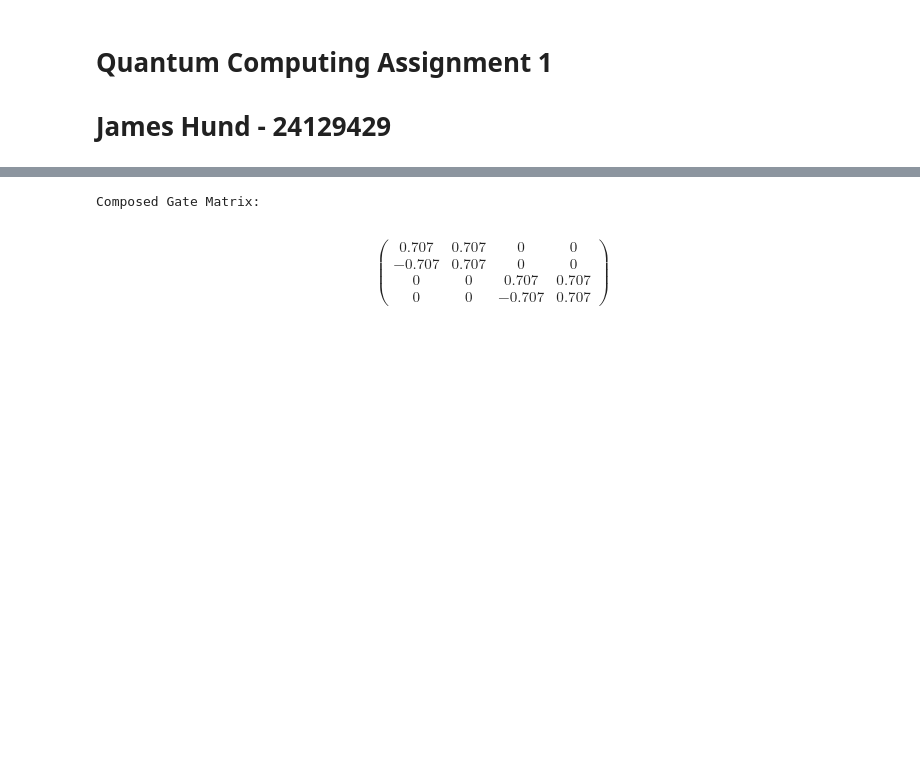
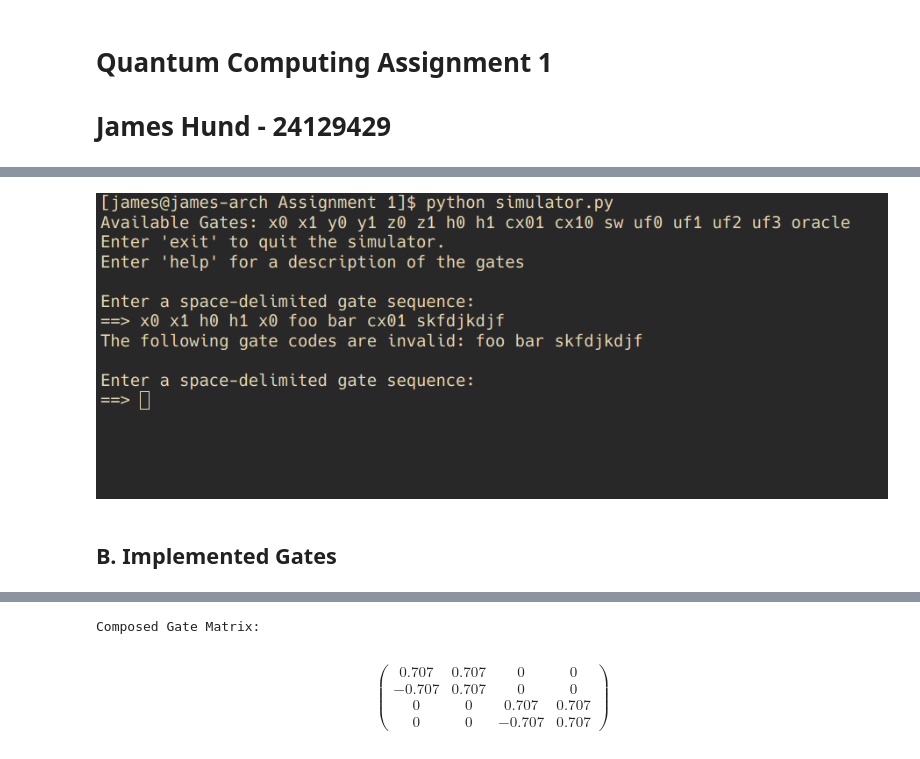
Before and after one commit to JamesHund/Quantum-Simulator, a Jupyter notebook: report.ipynb, the cells around one changed output, grey strips where cells are left out. Drawn from its saved outputs; the diff is of its cells as text; code cells hidden in the pictures; blank space fills up the shorter version.

```diff
--- a/report.ipynb
+++ b/report.ipynb
@@ -16,0 +32,7 @@ from plot import *
+# %%
+#Image 3: Input Validation
+display(Image(filename='images/input_validation.png'))
+# %% [output]
+[figure, added]
+# %% [markdown]
+## B. Implemented Gates
```
Also changed, not shown: parts of 25 cells of this notebook.
